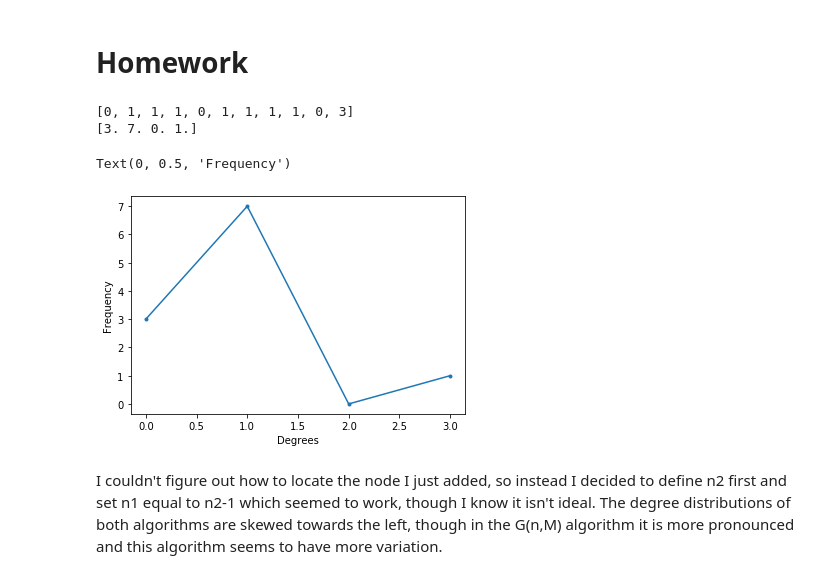
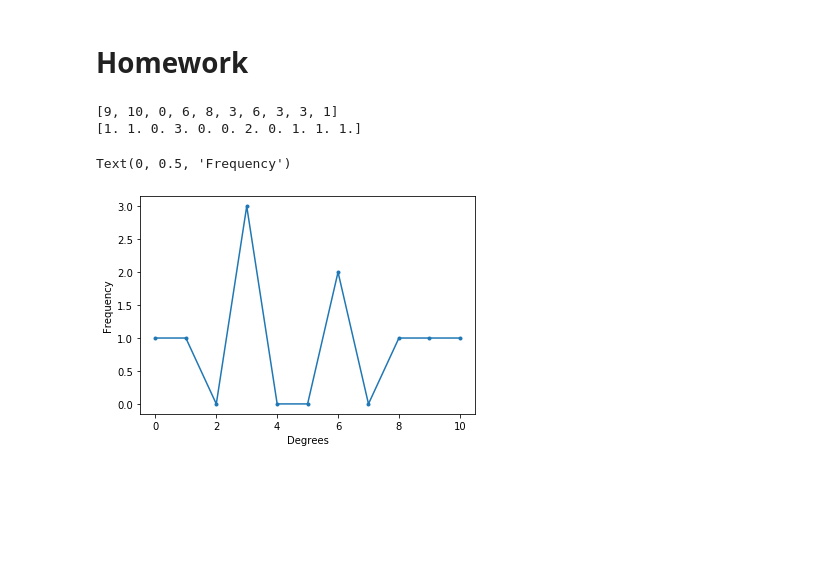
Before and after one commit to ochen310/BIO-336-S20, a Jupyter notebook: 03_25_graphing_basics.ipynb, the cells around one changed output. Saved outputs shown, nothing was run; the diff lists cells and outputs as text; code cells hidden in the pictures; blank space fills up the shorter version.

```diff
--- a/03_25_graphing_basics.ipynb
+++ b/03_25_graphing_basics.ipynb
@@ -119,41 +119,37 @@ Text(0, 0.5, 'Frequency')
 # %%
 n_nodes = 10
 n_edges = n_nodes
 
 g = Graph()
+for i in range(n_nodes):
+    g.add_node(i)
+    for n1 in range (0, n_nodes):
+        n2 = np.random.randint(low = 0, high = n_nodes)
+        edges = []
+        g.add_node(n1)
+        if (n1,n2) not in edges and n2 > n1:
+            g.add_edge(n1,n2)
+            edges.append((n1,n2))
 
-for i in range(0, n_nodes):
-    g.add_node(i)
-
-for t in range(0, n_edges):
-    n2 = np.random.randint(low = 0, high = n_nodes)
-    n1 = n2-1
-
-    edges = []
-
-    if (n1,n2) in edges:
-        pass
-    else:
-        g.add_edge(n1,n2)
-        edges.append((n1,n2))
+degrees = []
+for node,links in g.gdict.items():
+    degrees.append(len(links))
 
 degrees = []
 for node,links in g.gdict.items():
     degrees.append(len(links))
 
 print(degrees)
 hist = np.zeros(max(degrees)+1)
 for degree in degrees:
     hist[degree] += 1
 print(hist)
 
 plt.plot(hist,'.-');
 plt.xlabel('Degrees')
 plt.ylabel('Frequency')
 # %% [output]
-[0, 1, 1, 1, 0, 1, 1, 1, 1, 0, 3]
-[3. 7. 0. 1.]
+[9, 10, 0, 6, 8, 3, 6, 3, 3, 1]
+[1. 1. 0. 3. 0. 0. 2. 0. 1. 1. 1.]
 Text(0, 0.5, 'Frequency')
-[figure, old version]
+[figure, new version]
-# %% [markdown]
-I couldn't figure out how to locate the node I just added, so instead I decided to define n2 first and set n1 equal to n2-1 which seemed to work, though I know it isn't ideal. The degree distributions of both algorithms are skewed towards the left, though in the G(n,M) algorithm it is more pronounced and this algorithm seems to have more variation.
```
